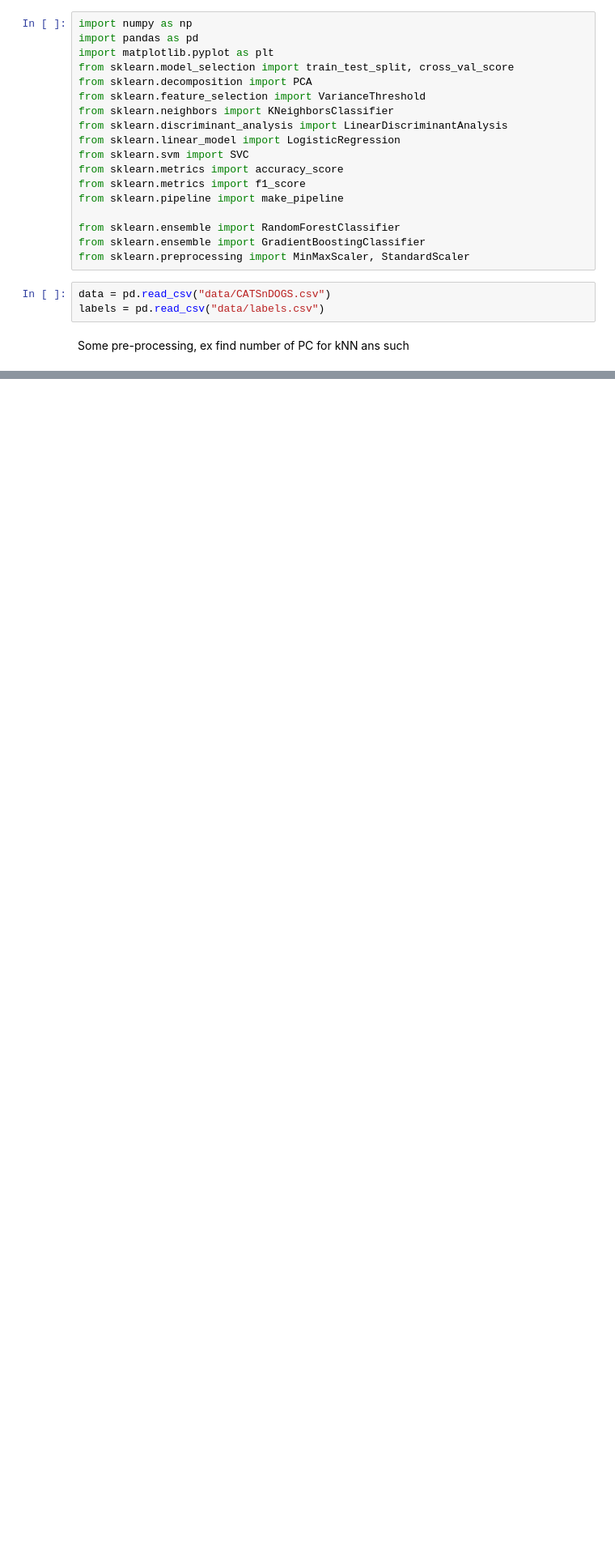
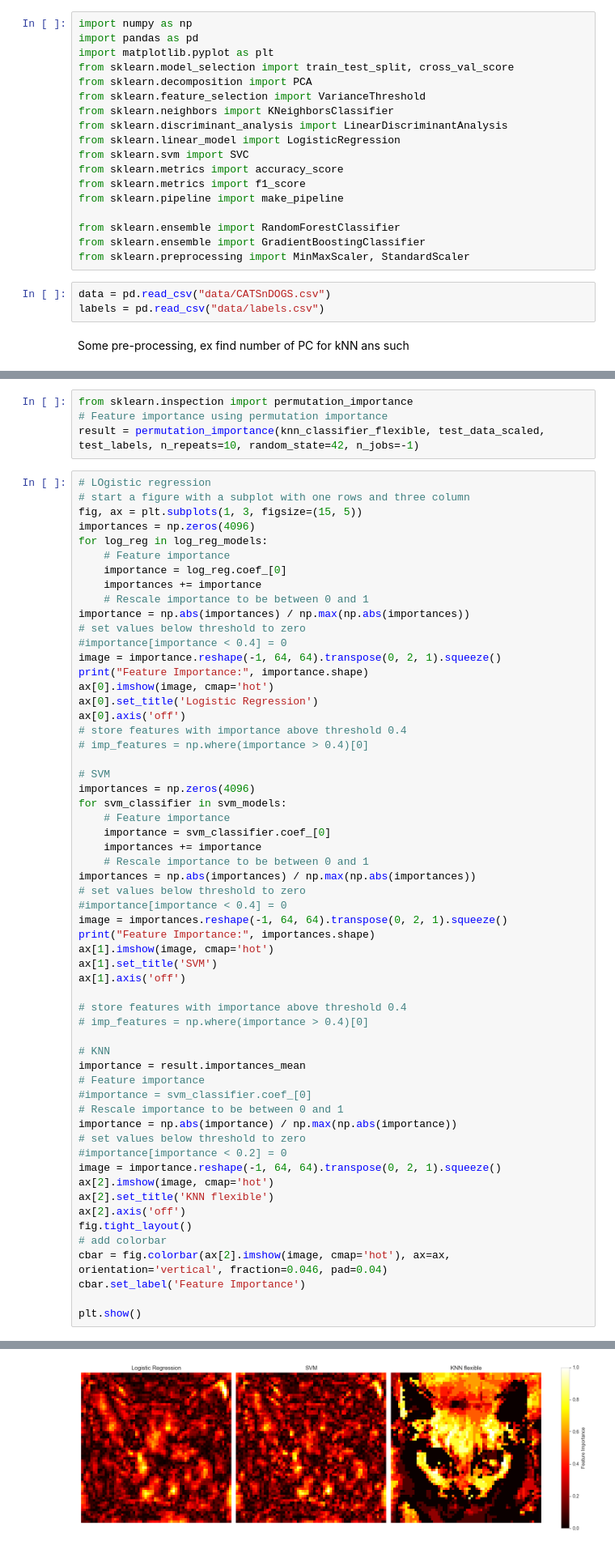
Before and after one commit to rikardradovac/Statistical-learning-for-big-data, a Jupyter notebook: AS3/1.1.ipynb, the cells around one changed output, grey strips where cells are left out. Shown at 81% size. Saved outputs shown, nothing was run; the diff lists cells and outputs as text; blank space fills up the shorter version.

```diff
--- a/AS3/1.1.ipynb
+++ b/AS3/1.1.ipynb
@@ -113,0 +136,63 @@ print('SVM scores:', np.mean(svm_scores))
+# %%
+from sklearn.inspection import permutation_importance
+# Feature importance using permutation importance
+result = permutation_importance(knn_classifier_flexible, test_data_scaled, test_labels, n_repeats=10, random_state=42, n_jobs=-1)
+# %%
+# LOgistic regression
+# start a figure with a subplot with one rows and three column
+fig, ax = plt.subplots(1, 3, figsize=(15, 5))
+importances = np.zeros(4096)
+for log_reg in log_reg_models:
+    # Feature importance
+    importance = log_reg.coef_[0]
+    importances += importance
+    # Rescale importance to be between 0 and 1
+importance = np.abs(importances) / np.max(np.abs(importances))
+# set values below threshold to zero
+#importance[importance < 0.4] = 0
+image = importance.reshape(-1, 64, 64).transpose(0, 2, 1).squeeze()
+print("Feature Importance:", importance.shape)
+ax[0].imshow(image, cmap='hot')
+ax[0].set_title('Logistic Regression')
+ax[0].axis('off')
+# store features with importance above threshold 0.4
+# imp_features = np.where(importance > 0.4)[0]
+
+# SVM
+importances = np.zeros(4096)
+for svm_classifier in svm_models:
+    # Feature importance
+    importance = svm_classifier.coef_[0]
+    importances += importance
+    # Rescale importance to be between 0 and 1
+importances = np.abs(importances) / np.max(np.abs(importances))
+# set values below threshold to zero
+#importance[importance < 0.4] = 0
+image = importances.reshape(-1, 64, 64).transpose(0, 2, 1).squeeze()
+print("Feature Importance:", importances.shape)
+ax[1].imshow(image, cmap='hot')
+ax[1].set_title('SVM')
+ax[1].axis('off')
+
+# store features with importance above threshold 0.4
+# imp_features = np.where(importance > 0.4)[0]
+
+# KNN
+importance = result.importances_mean
+# Feature importance
+#importance = svm_classifier.coef_[0]
+# Rescale importance to be between 0 and 1
+importance = np.abs(importance) / np.max(np.abs(importance))
+# set values below threshold to zero
+#importance[importance < 0.2] = 0
+image = importance.reshape(-1, 64, 64).transpose(0, 2, 1).squeeze()
+ax[2].imshow(image, cmap='hot')
+ax[2].set_title('KNN flexible')
+ax[2].axis('off')
+fig.tight_layout()
+# add colorbar
+cbar = fig.colorbar(ax[2].imshow(image, cmap='hot'), ax=ax, orientation='vertical', fraction=0.046, pad=0.04)
+cbar.set_label('Feature Importance')
+
+plt.show()
+# %% [output]
@@ -113,0 +201 @@ print('SVM scores:', np.mean(svm_scores))
+[figure, added]
```
Also changed, not shown: parts of 3 cells of this notebook.
